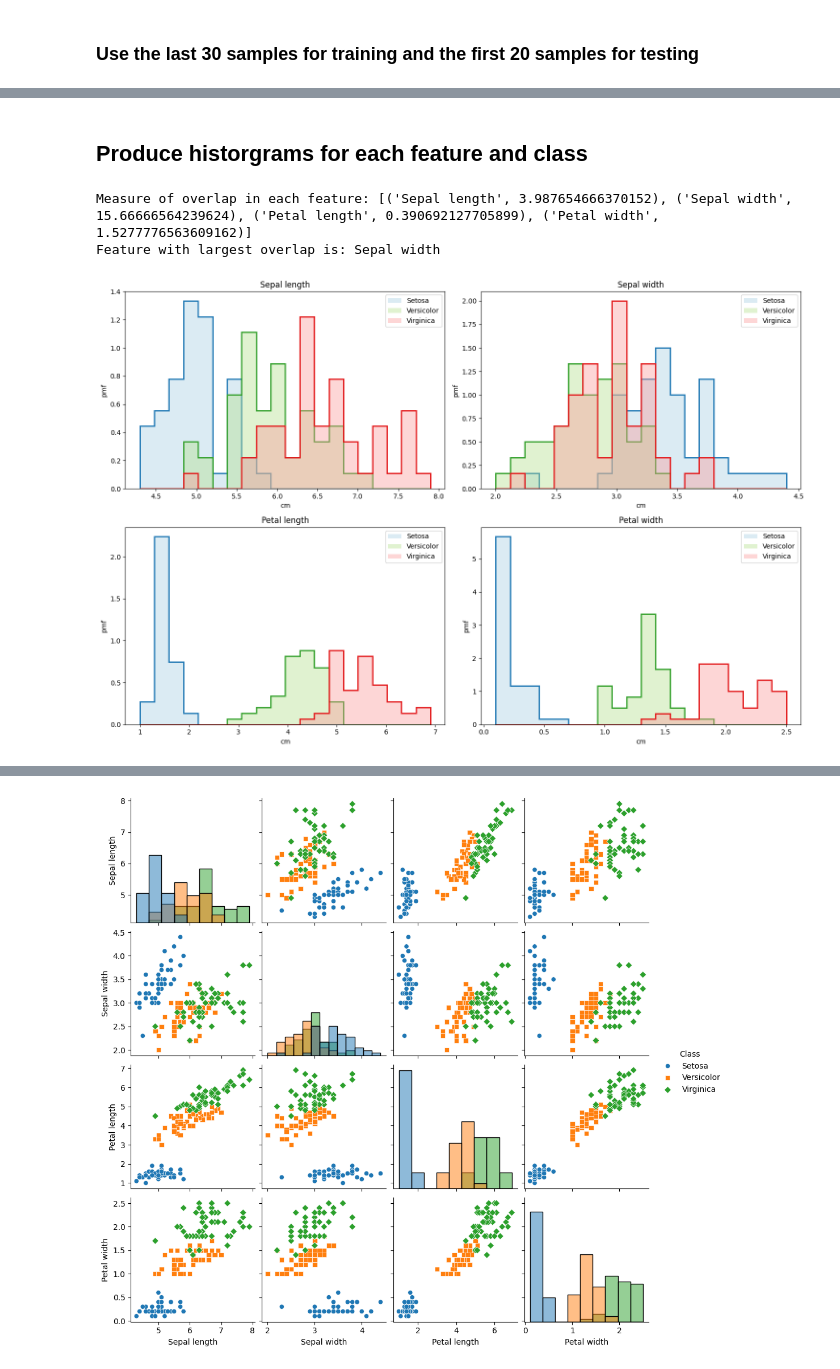
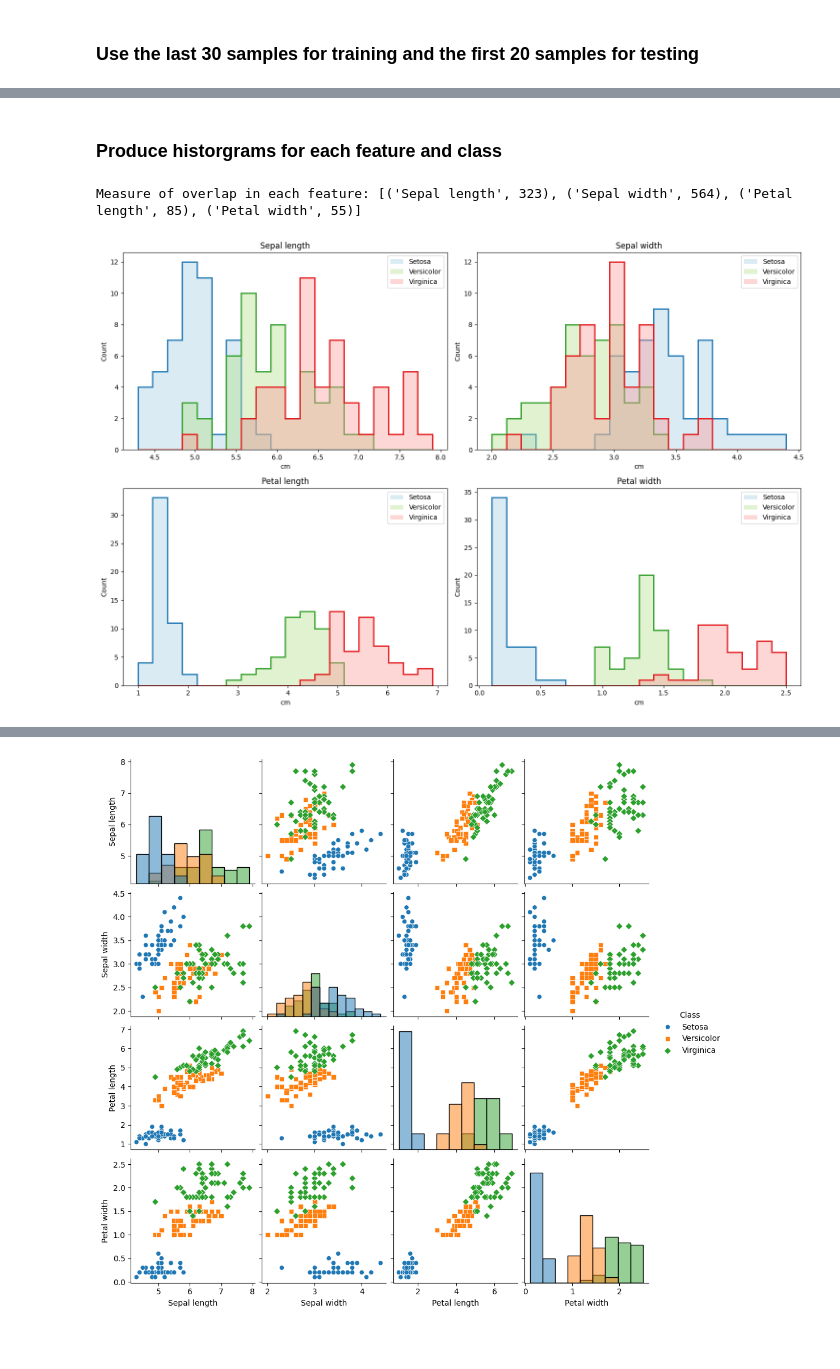
Before and after one commit to Martin-Ansteensen/TTT4275-Classification-project, a Jupyter notebook: Iris/iris.ipynb, the cells around one changed output, grey strips where cells are left out. Drawn from its saved outputs; the diff is of its cells as text; code cells hidden in the pictures; blank space fills up the shorter version.

```diff
--- a/Iris/iris.ipynb
+++ b/Iris/iris.ipynb
@@ -250,5 +267,5 @@ RESULT: MSE: 016.57 |∇MSE|: 10.9546
 # %% [markdown]
-## Produce historgrams for each feature and class
+### Produce historgrams for each feature and class
 # %%
 # Task 1.2a, data visualization
 data = load_data()
@@ -260,38 +277,37 @@ axs = axs.flatten()
 
 feats_min = np.min(data, axis=(0, 1))
 feats_max = np.max(data, axis=(0, 1))
 
 for feat in range(4):
     for cls in range(3):
         feature = data[cls][:, feat]
-        counts, bins = np.histogram(feature, bins=20, range=(feats_min[feat], feats_max[feat]), density=True)
+        # Unsure about normalizing the histogram, changes the outcome of the overlap calculation, it produces two
+        # different results
+        counts, bins = np.histogram(feature, bins=20, range=(feats_min[feat], feats_max[feat]))
         hists[cls].append({"counts": counts, "bins": bins})
 
         axs[feat].stairs(counts, bins, label=name_classes[cls], fill=True, alpha=0.4, color=plt.cm.Paired.colors[2*cls])
         axs[feat].stairs(counts, bins, fill=False, linewidth=2, color=plt.cm.Paired.colors[2*cls+1])
 
 
     axs[feat].legend()
     axs[feat].set_title(name_features[feat])
     axs[feat].set_xlabel("cm")
-    axs[feat].set_ylabel("pmf")
+    axs[feat].set_ylabel("Count")
 
 
 fig.tight_layout()
 
 # Calculate thre overlap between the features. As all of the histograms for a feature class have the
-# same bins and have been normalized, one possible measure of overlap can be obtained from
-#  multiplying the histograms
+# same bins one possible measure of overlap can be obtained from multiplying the histograms
 overlap_feat = []
 for feat in range(4):
     overlap_0_1 = np.sum(hists[0][feat]["counts"] * hists[1][feat]["counts"])
     overlap_0_2 = np.sum(hists[0][feat]["counts"] * hists[2][feat]["counts"])
     overlap_1_2 = np.sum(hists[1][feat]["counts"] * hists[2][feat]["counts"])
     overlap_feat.append(overlap_0_1 + overlap_0_2 + overlap_1_2)
 
 print(f"Measure of overlap in each feature: {list(zip(name_features, overlap_feat))}")
-print(f"Feature with largest overlap is: {name_features[np.argmax(overlap_feat)]}")
 # %% [output]
-Measure of overlap in each feature: [('Sepal length', 3.987654666370152), ('Sepal width', 15.66666564239624), ('Petal length', 0.390692127705899), ('Petal width', 1.5277776563609162)]
-Feature with largest overlap is: Sepal width
+Measure of overlap in each feature: [('Sepal length', 323), ('Sepal width', 564), ('Petal length', 85), ('Petal width', 55)]
-[figure, old version]
+[figure, new version]
```
Also changed, not shown: parts of 17 cells of this notebook.
